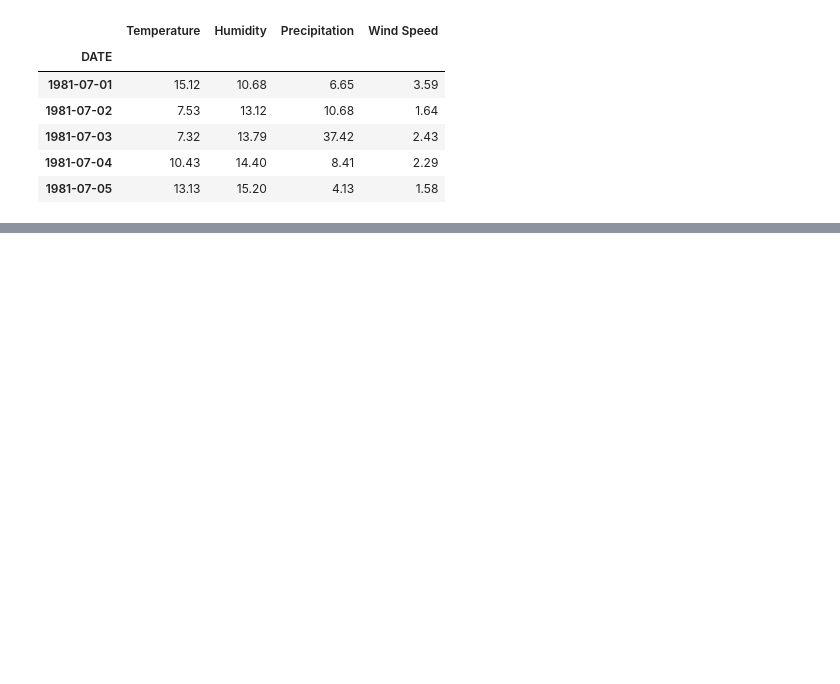
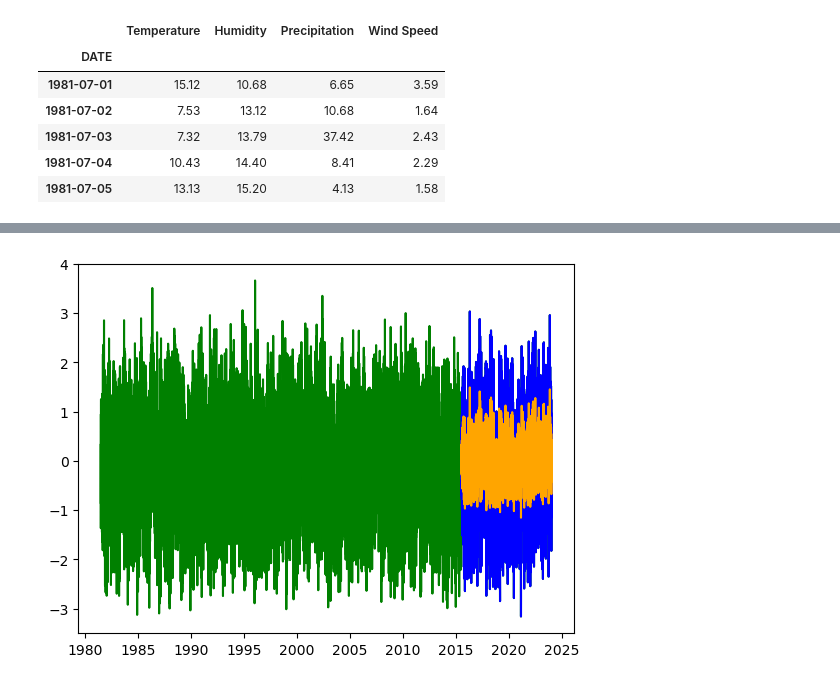
Before and after one commit to KVcoder/Cary_Temperature, a Jupyter notebook: wavenettest.ipynb, the cells around one changed output, grey strips where cells are left out. Drawn from its saved outputs; the diff is of its cells as text; code cells hidden in the pictures; blank space fills up the shorter version.

Commit message:
trying to get model to be better

```diff
--- a/wavenettest.ipynb
+++ b/wavenettest.ipynb
@@ -67,8 +67,8 @@ X_val.shape
 # %%
 model = tf.keras.models.Sequential()
-model.add(tf.keras.layers.InputLayer(input_shape=(time_steps, 4)))
+model.add(tf.keras.layers.InputLayer(input_shape=(time_steps, 1)))
 
-for dilation_rate in (1, 2, 4, 8, 16, 32, 64, 128, 256, 512, 1024, 2048, 4096):
+for dilation_rate in (1, 2, 4, 8, 16, 32, 64, 128, 256):
     model.add(tf.keras.layers.Conv1D(filters=32, kernel_size=2,
                                      strides=1, dilation_rate=dilation_rate,
                                      padding='causal', activation='relu'))
@@ -169,7 +167,10 @@ x_val_reshz = X_val[:, 0, 0]
 # %%
 time_val = x.index[-len(X_val):]
 # %%
-plt.plot(x['Temperature'], color='green')
+
+plt.plot(x_scale['Temperature'], color='green')
 plt.plot(time_val, x_val_reshz, label='Actual', color='blue')
 plt.plot(time_val, prediction_reshape, label='Prediction', color='orange')
 plt.show()
+# %% [output]
+[figure, added]
```
Also changed, not shown: parts of 7 cells of this notebook, 5 other files.
